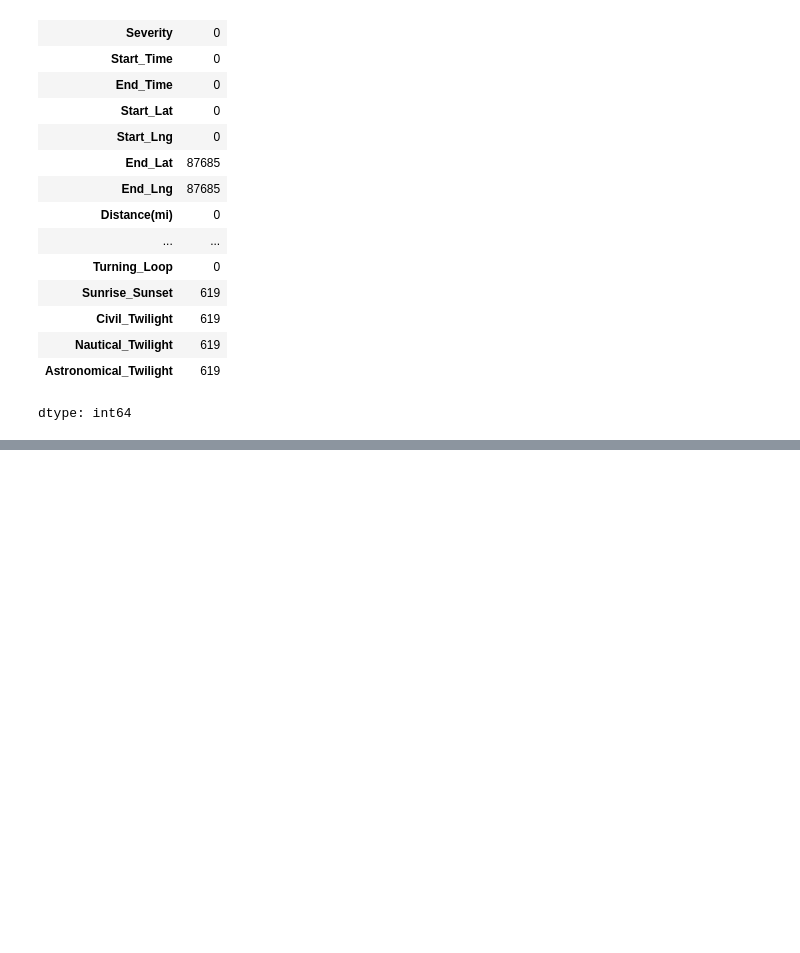
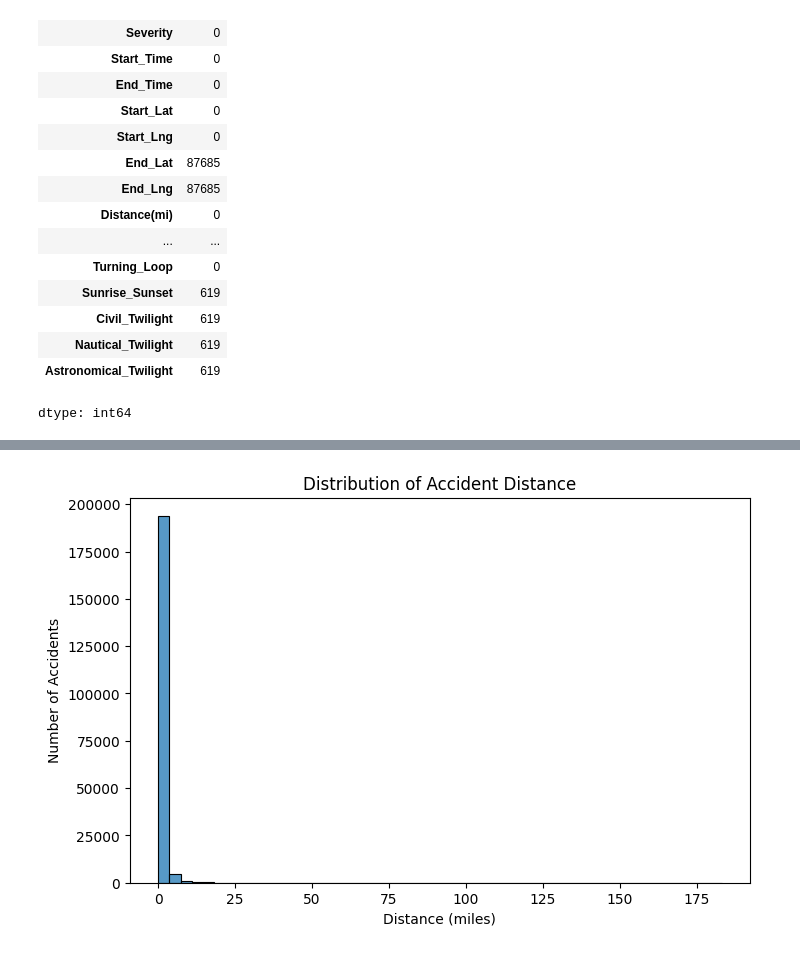
Before and after one commit to Aditya127812/P.C.A_Task, a Jupyter notebook: Task_3.ipynb, the cells around one changed output, grey strips where cells are left out. Cells and saved outputs as stored; diff of their text form; code cells hidden in the pictures; blank space fills up the shorter version.

```diff
--- a/Task_3.ipynb
+++ b/Task_3.ipynb
@@ -1,8 +3,11 @@
 # %%
 import numpy as np
 import pandas as pd
+import matplotlib.pyplot as plt
 import seaborn as sns
-data= pd.read_csv("US_Accidents_200k.csv")
+org_data= pd.read_csv("US_Accidents_200k.csv")
+# %%
+data= org_data.copy()
 # %%
 data.shape
 # %% [output]
@@ -144,0 +147,8 @@ dtype: object
+# %%
+data["Wind_Speed(mph)"].fillna(data["Wind_Speed(mph)"].median(), inplace=True)
+data["Pressure(in)"].fillna(data["Pressure(in)"].median(), inplace=True)
+data["Temperature(F)"].fillna(data["Temperature(F)"].median(), inplace=True)
+data["Humidity(%)"].fillna(data["Humidity(%)"].median(), inplace=True)
+data["Visibility(mi)"].fillna(data["Visibility(mi)"].median(), inplace=True)
+data["Precipitation(in)"].fillna(data["Precipitation(in)"].median(), inplace=True)
+data["Wind_Chill(F)"].fillna(data["Wind_Chill(F)"].median(), inplace=True)
@@ -144,0 +178,12 @@ dtype: object
+# %%
+data["Wind_Direction"]=data["Wind_Direction"].fillna(data["Wind_Direction"].mode()[0])
+data["Weather_Condition"]=data["Weather_Condition"].fillna(data["Weather_Condition"].mode()[0])
+data["Sunrise_Sunset"]=data["Sunrise_Sunset"].fillna(data["Sunrise_Sunset"].mode()[0])
+data["Civil_Twilight"]=data["Civil_Twilight"].fillna(data["Civil_Twilight"].mode()[0])
+data["Nautical_Twilight"]=data["Nautical_Twilight"].fillna(data["Nautical_Twilight"].mode()[0])
+data["Astronomical_Twilight"]=data["Astronomical_Twilight"].fillna(data["Astronomical_Twilight"].mode()[0])
+data["Airport_Code"]=data["Airport_Code"].fillna(data["Airport_Code"].mode()[0])
+data["Street"]=data["Street"].fillna(data["Street"].mode()[0])
+data["Timezone"]=data["Timezone"].fillna(data["Timezone"].mode()[0])
+data["Zipcode"]=data["Zipcode"].fillna(data["Timezone"].mode()[0])
+data["City"]=data["City"].fillna(data["City"].mode()[0])
@@ -144,0 +211,11 @@ dtype: object
+# %%
+plt.figure(figsize=(8, 5))
+
+sns.histplot(data["Distance(mi)"], bins=50)
+
+plt.title("Distribution of Accident Distance")
+plt.xlabel("Distance (miles)")
+plt.ylabel("Number of Accidents")
+plt.show()
+# %% [output]
+[figure, added]
```
Also changed, not shown: parts of 7 cells of this notebook.
